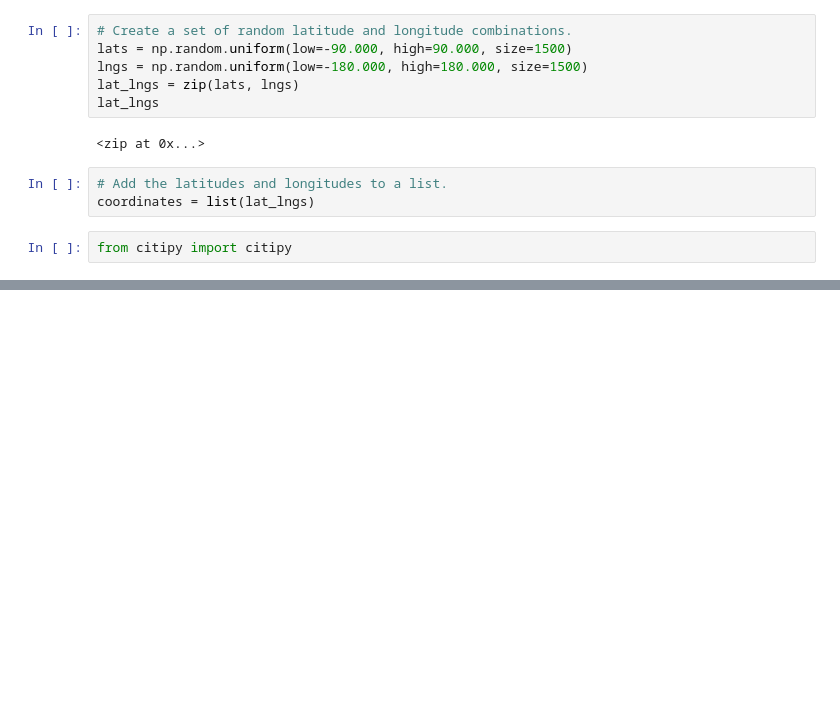
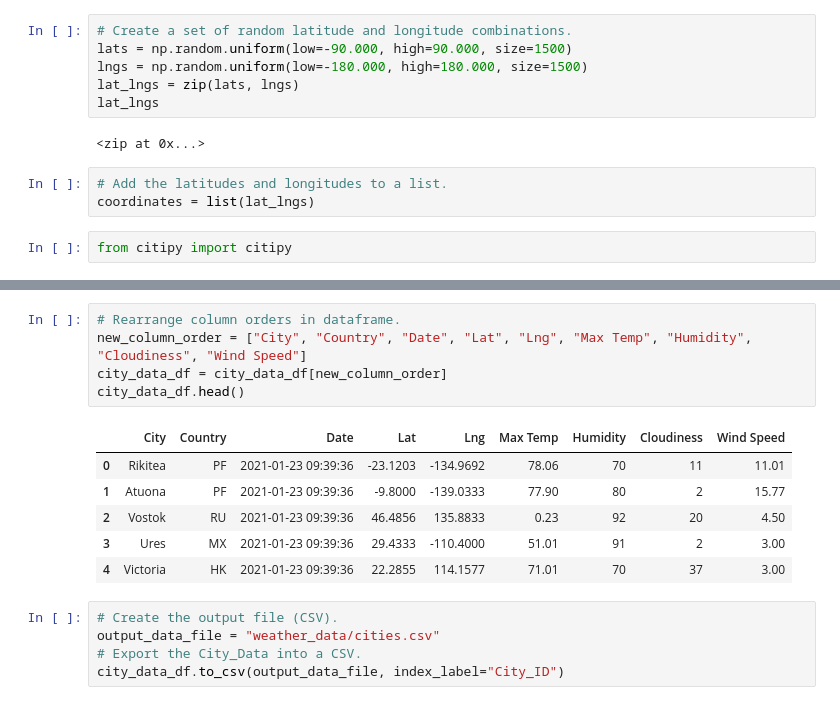
Before and after one commit to bflem/World_Weather_Analysis, a Jupyter notebook: WeatherPy.ipynb, the cells around one changed output, grey strips where cells are left out. Cells and saved outputs as stored; diff of their text form; blank space fills up the shorter version.

```diff
--- a/WeatherPy.ipynb
+++ b/WeatherPy.ipynb
@@ -32,0 +145,17 @@ len(cities)
+# %%
+# Rearrange column orders in dataframe.
+new_column_order = ["City", "Country", "Date", "Lat", "Lng", "Max Temp", "Humidity", "Cloudiness", "Wind Speed"]
+city_data_df = city_data_df[new_column_order]
+city_data_df.head()
+# %% [output]
+|  | City | Country | Date | Lat | Lng | Max Temp | Humidity | Cloudiness | Wind Speed |
+| 0 | Rikitea | PF | 2021-01-23 09:39:36 | -23.1203 | -134.9692 | 78.06 | 70 | 11 | 11.01 |
+| 1 | Atuona | PF | 2021-01-23 09:39:36 | -9.8000 | -139.0333 | 77.90 | 80 | 2 | 15.77 |
+| 2 | Vostok | RU | 2021-01-23 09:39:36 | 46.4856 | 135.8833 | 0.23 | 92 | 20 | 4.50 |
+| 3 | Ures | MX | 2021-01-23 09:39:36 | 29.4333 | -110.4000 | 51.01 | 91 | 2 | 3.00 |
+| 4 | Victoria | HK | 2021-01-23 09:39:36 | 22.2855 | 114.1577 | 71.01 | 70 | 37 | 3.00 |
+# %%
+# Create the output file (CSV).
+output_data_file = "weather_data/cities.csv"
+# Export the City_Data into a CSV.
+city_data_df.to_csv(output_data_file, index_label="City_ID")
```
Also changed, not shown: parts of 7 cells of this notebook, 3 other files.
